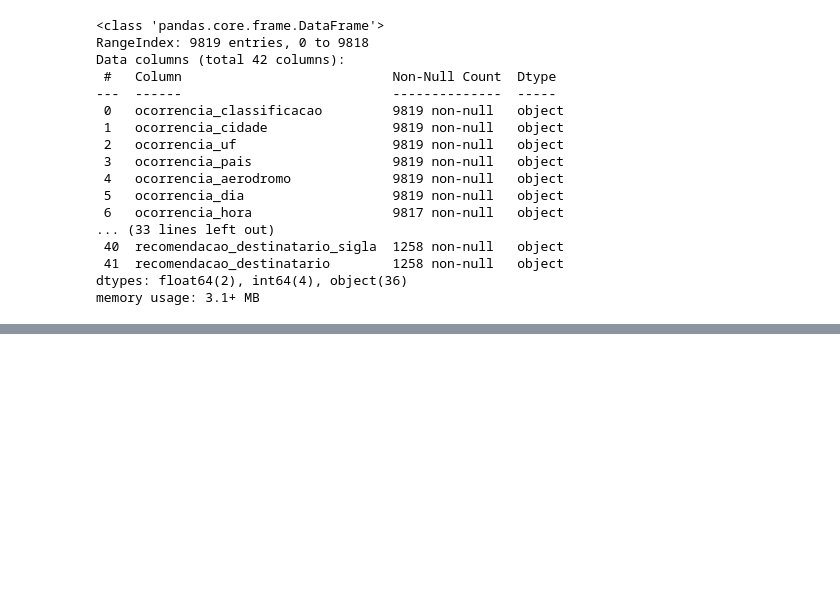
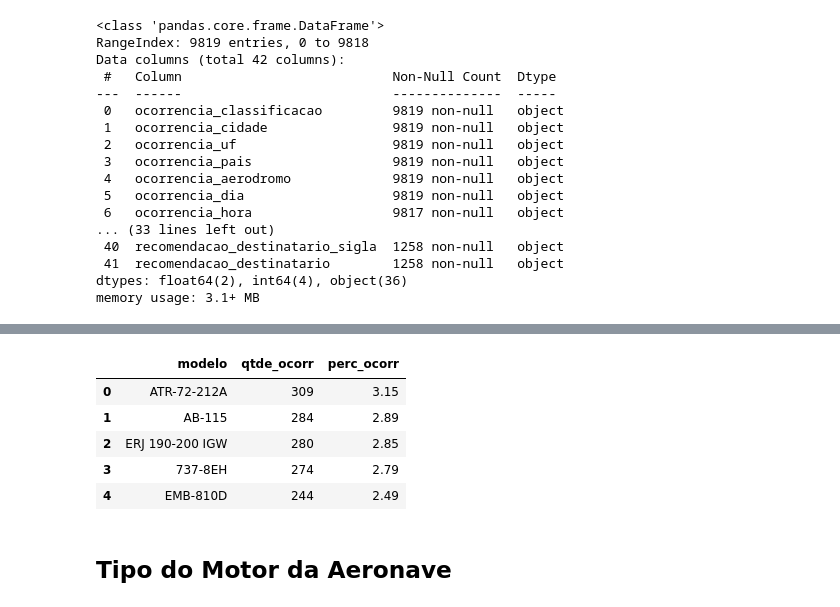
Before and after one commit to jairobernardesjunior/Cenipa_analisa_aeronaves, a Jupyter notebook: 01 cenipa_analisa_aeronaves.ipynb, the cells around one changed output, grey strips where cells are left out. Saved outputs shown, nothing was run; the diff lists cells and outputs as text; code cells hidden in the pictures; blank space fills up the shorter version.

```diff
--- a/01 cenipa_analisa_aeronaves.ipynb
+++ b/01 cenipa_analisa_aeronaves.ipynb
@@ -280,0 +195,27 @@ df_ocorr_cid.head(3)
+# %%
+# conta a quantidade de ocorrências por modelo da aeronave e agrupa
+# houve ocorrência de nulos para essa classificação, foram elimindados previamente, verificados em df_acidentes.info()
+df_ocorr_modelo = sqldf('select aeronave_modelo as modelo, ' \
+                               'count(aeronave_modelo) as qtde_ocorr ' \
+                               'from df_acidentes_aux ' \
+                               'group by aeronave_modelo ' \
+                               'order by 2 desc '
+                              )
+# %%
+# chama calcula percentual de ocorrência da classificação sobre o total de ocorrências
+df_ocorr_modelo = calcula_percentual(df_ocorr_modelo)
+# %%
+# faz sort por percentual decrescente
+df_ocorr_modelo = df_ocorr_modelo.sort_values(by='perc_ocorr', ascending=False)
+# %%
+# verifica as linhas iniciais
+df_ocorr_modelo.head(5)
+# %% [output]
+|  | modelo | qtde_ocorr | perc_ocorr |
+| 0 | ATR-72-212A | 309 | 3.15 |
+| 1 | AB-115 | 284 | 2.89 |
+| 2 | ERJ 190-200 IGW | 280 | 2.85 |
+| 3 | 737-8EH | 274 | 2.79 |
+| 4 | EMB-810D | 244 | 2.49 |
+# %% [markdown]
+## Tipo do Motor da Aeronave
```
Also changed, not shown: parts of 106 cells of this notebook, 3 other files.
